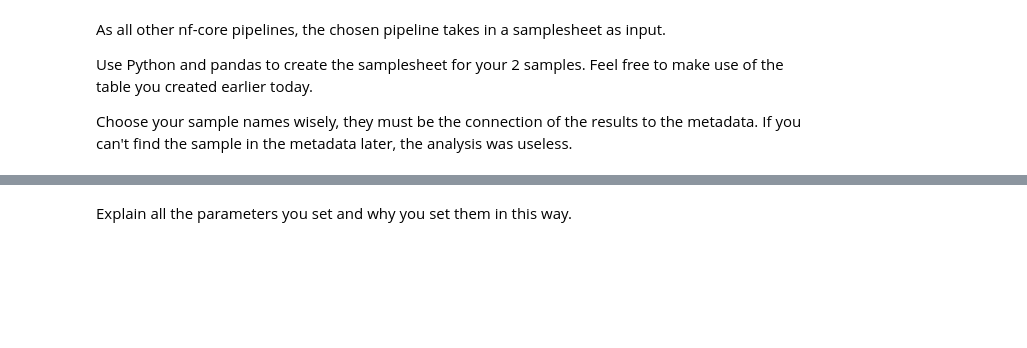
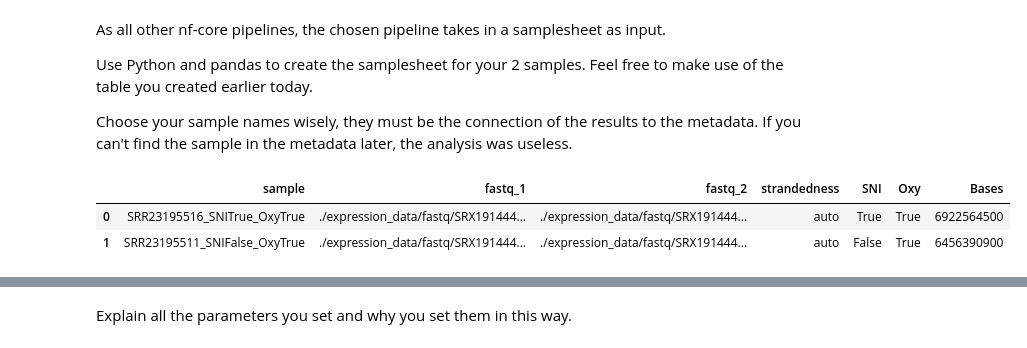
Before and after one commit to xXFloBaerXx/computational-workflows-2025, a Jupyter notebook: notebooks/day_02/day_02_part2.ipynb, the cells around one changed output, grey strips where cells are left out. Drawn from its saved outputs; the diff is of its cells as text; code cells hidden in the pictures; blank space fills up the shorter version.

```diff
--- a/notebooks/day_02/day_02_part2.ipynb
+++ b/notebooks/day_02/day_02_part2.ipynb
@@ -24,0 +55,29 @@ Choose your sample names wisely, they must be the connection of the results to t
+# %%
+import pandas as pd
+
+samples_info = {
+    "Run": ["SRR23195516", "SRR23195511"],
+    "SNI": [True, False],
+    "Oxy": [True, True],
+    "strandedness": 'auto',
+    "Bases": [6922564500, 6456390900],
+
+    "fastq_1": [
+        "./expression_data/fastq/SRX19144486_SRR23195516_1.fastq.gz",
+        "./expression_data/fastq/SRX19144488_SRR23195511_1.fastq.gz"
+    ],
+    "fastq_2": [
+        "./expression_data/fastq/SRX19144486_SRR23195516_2.fastq.gz",
+        "./expression_data/fastq/SRX19144488_SRR23195511_2.fastq.gz"
+    ]
+}
+
+samplesheet = pd.DataFrame(samples_info)
+samplesheet["sample"] = samplesheet.apply(lambda x: f"{x['Run']}_SNI{x['SNI']}_Oxy{x['Oxy']}", axis=1)
+samplesheet = samplesheet[["sample", "fastq_1", "fastq_2", "strandedness", "SNI", "Oxy", "Bases"]]
+samplesheet.to_csv("samplesheet_2_samples.csv", index=False)
+samplesheet
+# %% [output]
+|  | sample | fastq_1 | fastq_2 | strandedness | SNI | Oxy | Bases |
+| 0 | SRR23195516_SNITrue_OxyTrue | ./expression_data/fastq/SRX191444... | ./expression_data/fastq/SRX191444... | auto | True | True | 6922564500 |
+| 1 | SRR23195511_SNIFalse_OxyTrue | ./expression_data/fastq/SRX191444... | ./expression_data/fastq/SRX191444... | auto | False | True | 6456390900 |
```
Also changed, not shown: parts of 10 cells of this notebook, 3 other files.
